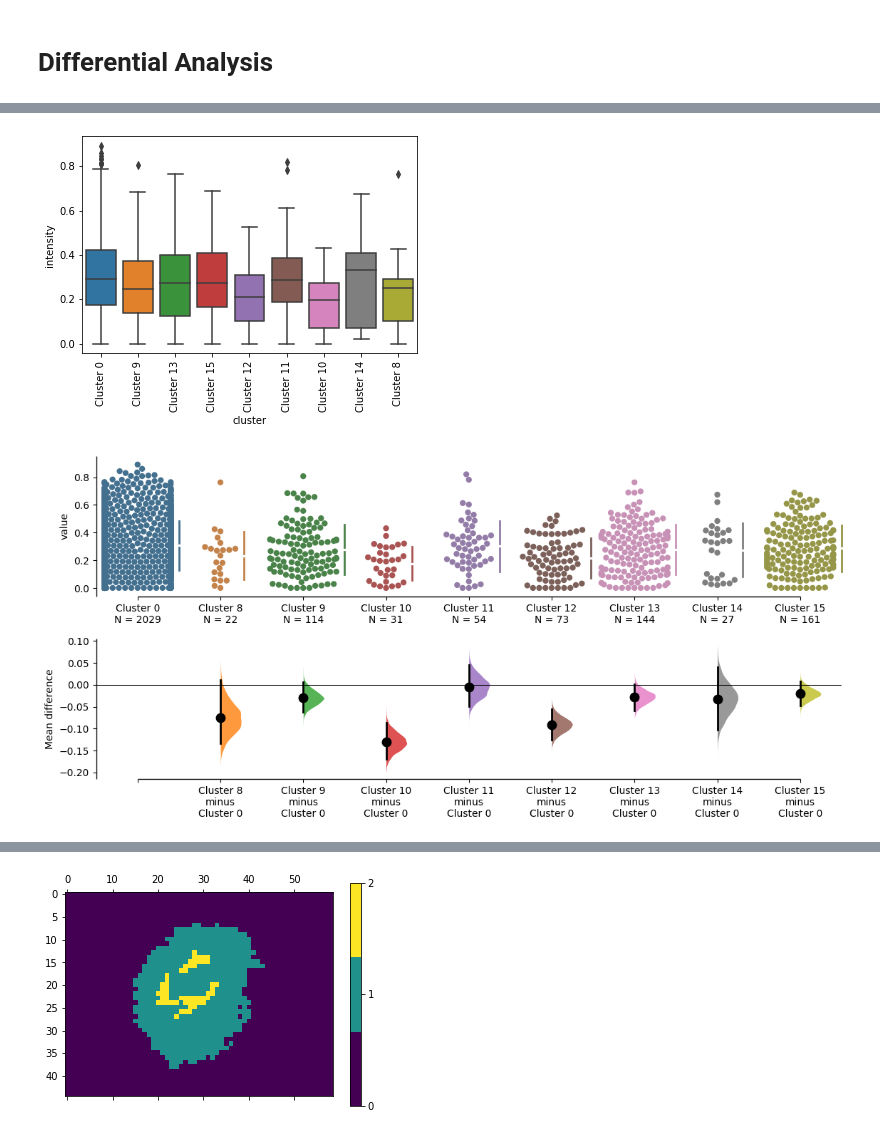
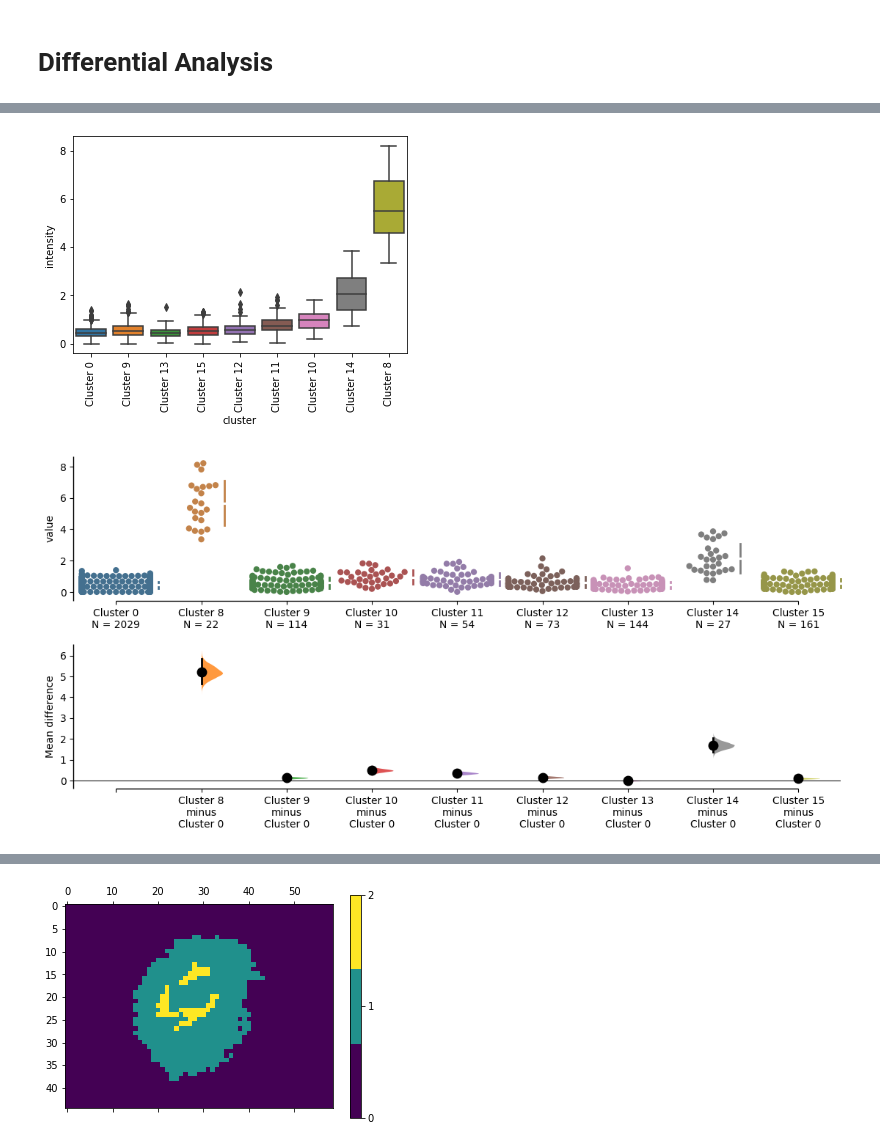
Before and after one commit to mjoppich/pIMZ, a Jupyter notebook: examples/IMZMLprocess.ipynb, the cells around one changed output, grey strips where cells are left out. Drawn from its saved outputs; the diff is of its cells as text; code cells hidden in the pictures.

```diff
--- a/examples/IMZMLprocess.ipynb
+++ b/examples/IMZMLprocess.ipynb
@@ -274,3 +272,3 @@ I0702 22:48:57.799855 139755279877952 segment.py:464] Processing Mass 12504 with
 # %%
-dfobj = spec.mass_dabest(12504)
+dfobj = spec.mass_dabest(14954)
 # %% [output]
@@ -279,3 +275,3 @@ I0702 22:49:04.617876 139755279877952 segment.py:933] Processing Mass 12504 with
-[figure, old version]
+[figure, new version]
-[figure, old version]
+[figure, new version]
 # %%
```
Also changed, not shown: parts of 24 cells of this notebook, 1 other file.
